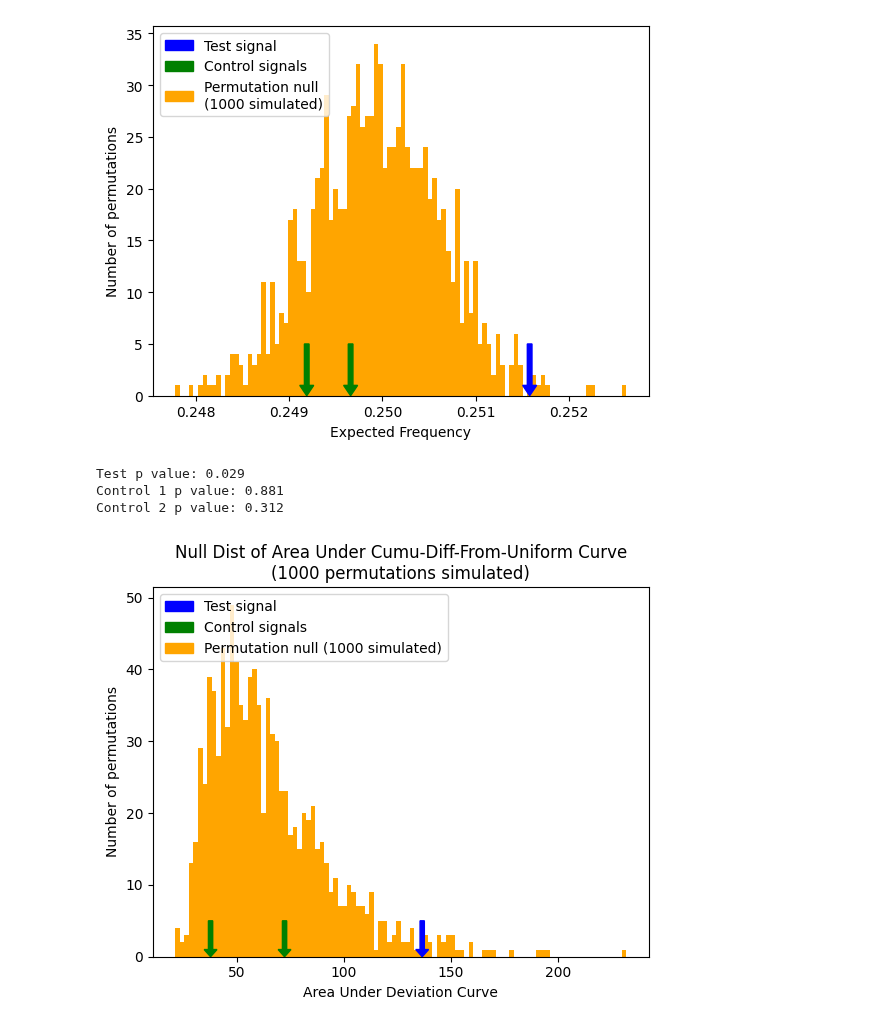
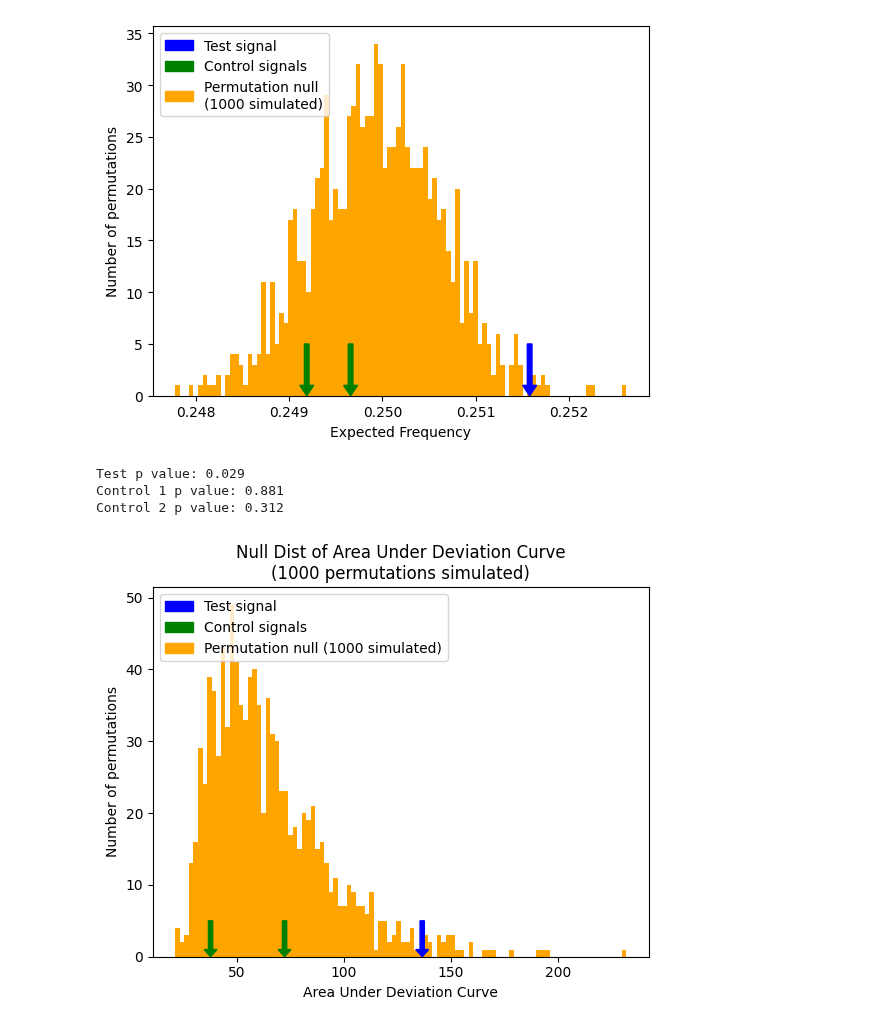
Before and after one commit to AvantiShri/gcp_analysis, a Jupyter notebook: Valentines2009_powerspectrum.ipynb, the cells around one changed output. Drawn from its saved outputs; the diff is of its cells as text; code cells hidden in the pictures.

```diff
--- a/Valentines2009_powerspectrum.ipynb
+++ b/Valentines2009_powerspectrum.ipynb
@@ -260,32 +261,32 @@ audc_test = np.sum(np.abs(np.cumsum(rps_test - uniform_expectation)))
 audc_control1 = np.sum(np.abs(np.cumsum(rps_control1 - uniform_expectation)))
 audc_control2 = np.sum(np.abs(np.cumsum(rps_control2 - uniform_expectation)))
 
 audc_permutetest_arr = np.sum(np.abs(np.cumsum(rps_permutetest_2darr - uniform_expectation, axis=1)), axis=1);
 
 pvalue_test = np.sum(audc_permutetest_arr >= audc_test)/len(audc_permutetest_arr)
 pvalue_control1 = np.sum(audc_permutetest_arr >= audc_control1)/len(audc_permutetest_arr)
 pvalue_control2 = np.sum(audc_permutetest_arr >= audc_control2)/len(audc_permutetest_arr)
 
 print("Test p value:",pvalue_test)
 print("Control 1 p value:",pvalue_control1)
 print("Control 2 p value:",pvalue_control2)
 
 plt.figure(num=1, clear=True)
 plt.hist(audc_permutetest_arr, bins=100, color="orange")
 plt.arrow(audc_test, 5, 0, -5, color="blue", head_length=1, length_includes_head=True, width=2)
 plt.arrow(audc_control1, 5, 0, -5, color="green", head_length=1, length_includes_head=True, width=2)
 plt.arrow(audc_control2, 5, 0, -5, color="green", head_length=1, length_includes_head=True, width=2)
 plt.xlabel("Area Under Deviation Curve")
 plt.ylabel("Number of permutations")
 plt.legend(handles=[mpatches.Patch(color='blue', label='Test signal'),
                     mpatches.Patch(color='green', label='Control signals'),
                     mpatches.Patch(color='orange', label='Permutation null (1000 simulated)')],
            loc="upper left")
-plt.title("Null Dist of Area Under Cumu-Diff-From-Uniform Curve\n(1000 permutations simulated)")
+plt.title("Null Dist of Area Under Deviation Curve\n(1000 permutations simulated)")
 
 plt.show()
 # %% [output]
 Test p value: 0.029
 Control 1 p value: 0.881
 Control 2 p value: 0.312
-[figure, old version]
+[figure, new version]
```
Also changed, not shown: parts of 4 cells of this notebook.
